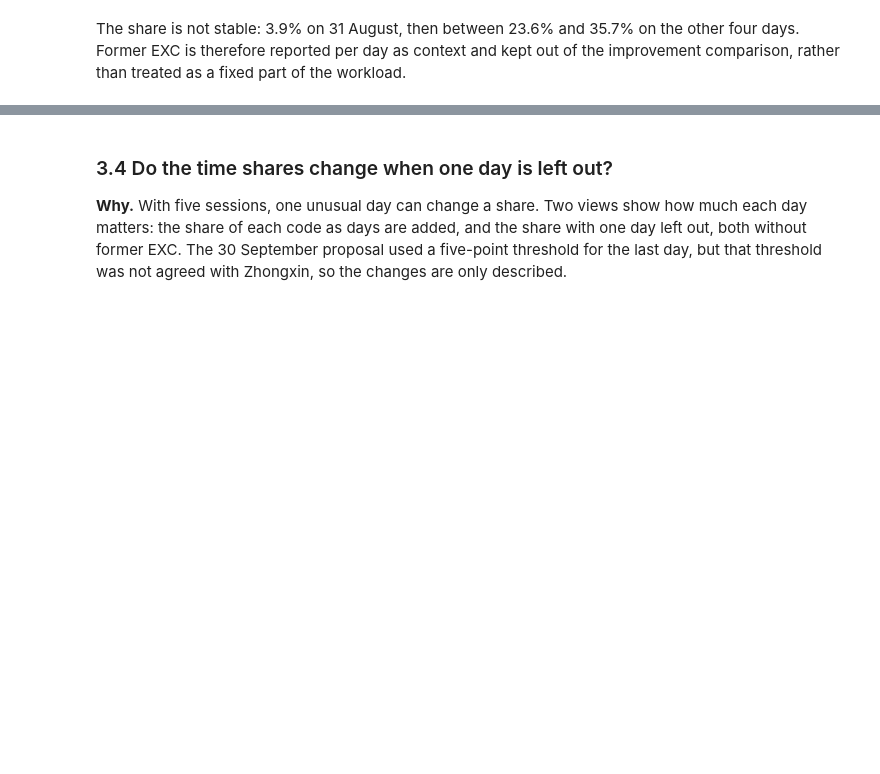
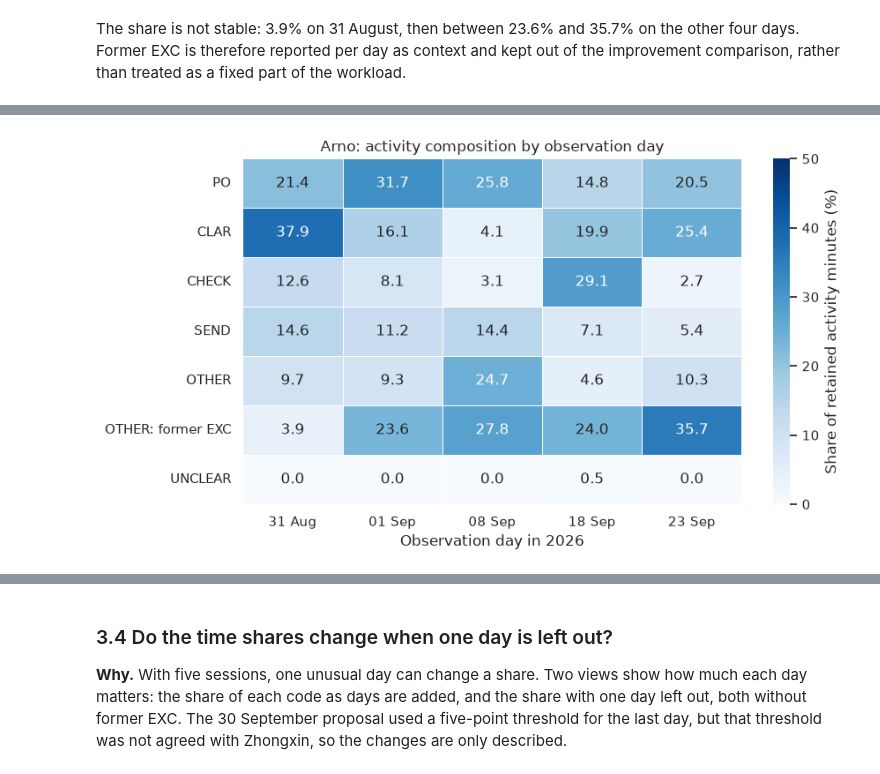
Before and after one commit to Luuuuuig/Bachelor-End-Project, a Jupyter notebook: Arno_Analysis_2026_10_02.ipynb, the cells around one changed output, grey strips where cells are left out. Cells and saved outputs as stored; diff of their text form; code cells hidden in the pictures; blank space fills up the shorter version.

```diff
--- a/Arno_Analysis_2026_10_02.ipynb
+++ b/Arno_Analysis_2026_10_02.ipynb
@@ -471,0 +478,29 @@ The share is not stable: 3.9% on 31 August, then between 23.6% and 35.7% on the
+# %%
+day_index = pd.DatetimeIndex(pd.to_datetime(dates))
+family_order = ["PO", "CLAR", "CHECK", "SEND", "OTHER", "OTHER (outside improvement)", "REQ", "DEC", "PO-REVISIT", "UNCLEAR"]
+activity_by_day_minutes = (included.groupby(["activity_group", "date"])["minutes"]
+    .sum().unstack(fill_value=0).reindex(index=family_order, columns=day_index, fill_value=0))
+recorded_denominator = coverage["recorded_minutes"].reindex(day_index)
+observed_denominator = coverage["observed_minutes"].reindex(day_index)
+scope_denominator = in_scope.groupby("date")["minutes"].sum().reindex(day_index)
+activity_recorded_pct = activity_by_day_minutes.div(recorded_denominator, axis=1) * 100
+scope_by_day_minutes = activity_by_day_minutes.drop(index="OTHER (outside improvement)")
+activity_scope_pct = scope_by_day_minutes.div(scope_denominator, axis=1) * 100
+assert np.allclose(activity_recorded_pct.sum(), 100)
+assert np.allclose(activity_scope_pct.sum(), 100)
+assert activity_by_day_minutes.to_numpy().sum() == 742
+assert scope_by_day_minutes.to_numpy().sum() == 560
+
+def day_table(frame, decimals=1):
+    view = frame.copy()
+    view.columns = day_index.strftime("%d %b")
+    return view.round(decimals)
+
+# Families with timed minutes; REQ, DEC and PO-REVISIT are untimed tallies
+timed = activity_by_day_minutes.sum(axis=1).gt(0)
+
+print("Recorded activity minutes")
+display(day_table(activity_by_day_minutes.loc[timed]))
+day_denominators = pd.DataFrame({"Recorded activity minutes": recorded_denominator,
+    "Observed clock minutes": observed_denominator, "Improvement activity minutes": scope_denominator}).T
+display(day_table(day_denominators))
@@ -471,0 +547,16 @@ The share is not stable: 3.9% on 31 August, then between 23.6% and 35.7% on the
+# %%
+# Same dates and scale; exact percentages are printed in each cell.
+timed_families = activity_by_day_minutes.sum(axis=1).gt(0)
+plot_shares = day_table(activity_recorded_pct.loc[timed_families])
+plot_shares = plot_shares.rename(index={"OTHER (outside improvement)": "OTHER: former EXC"})
+fig, ax = plt.subplots(figsize=(9, 5))
+sns.heatmap(plot_shares, annot=True, fmt=".1f", cmap="Blues", vmin=0, vmax=50,
+            linewidths=0.5, cbar_kws={"label": "Share of retained activity minutes (%)"}, ax=ax)
+ax.set_xlabel("Observation day in 2026")
+ax.set_ylabel("")
+ax.set_title("Arno: activity composition by observation day")
+ax.tick_params(axis="y", labelrotation=0)
+plt.tight_layout()
+plt.show()
+# %% [output]
+[figure, added]
```
Also changed, not shown: parts of 23 cells of this notebook, 19 other files.
